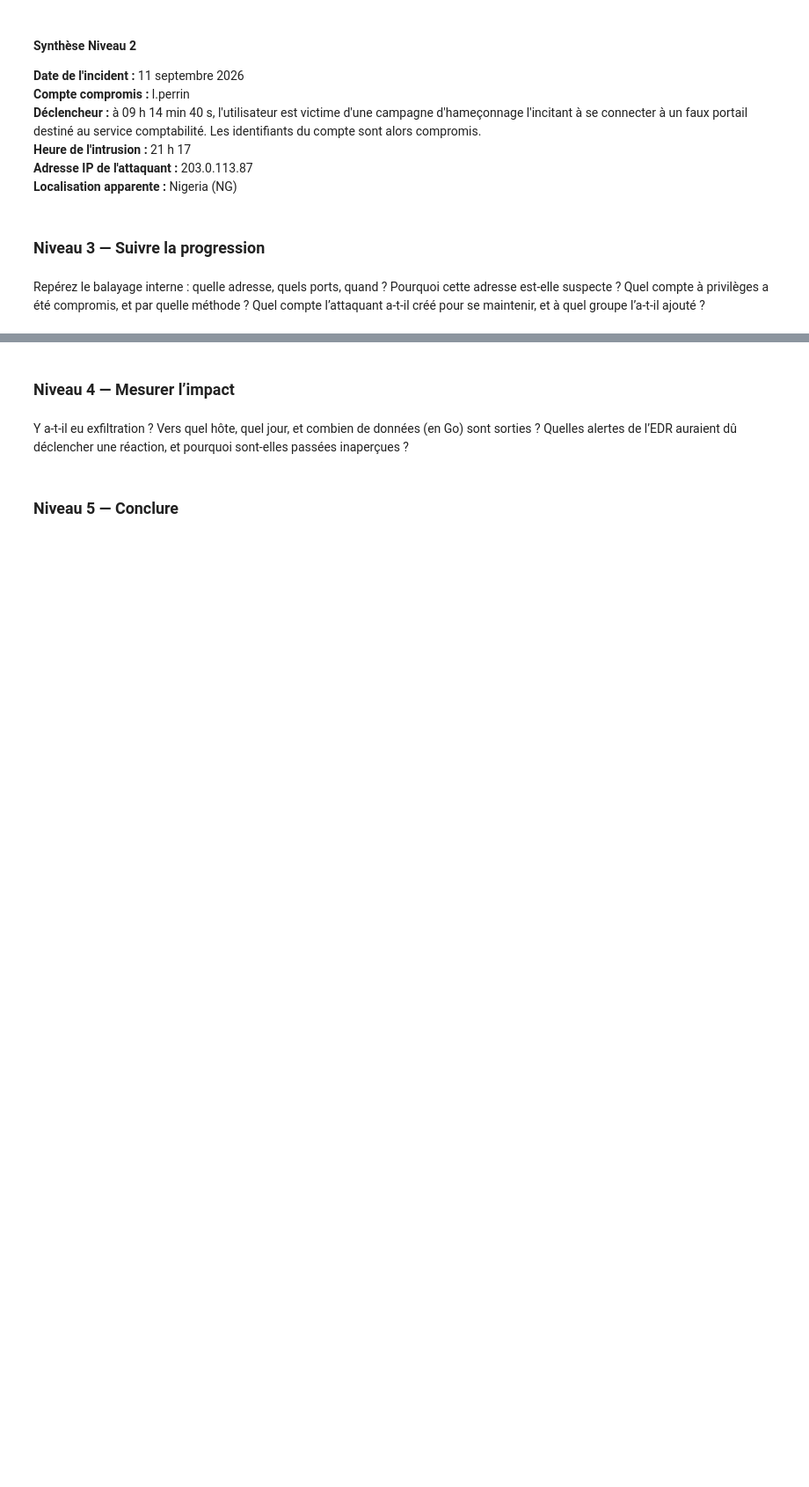
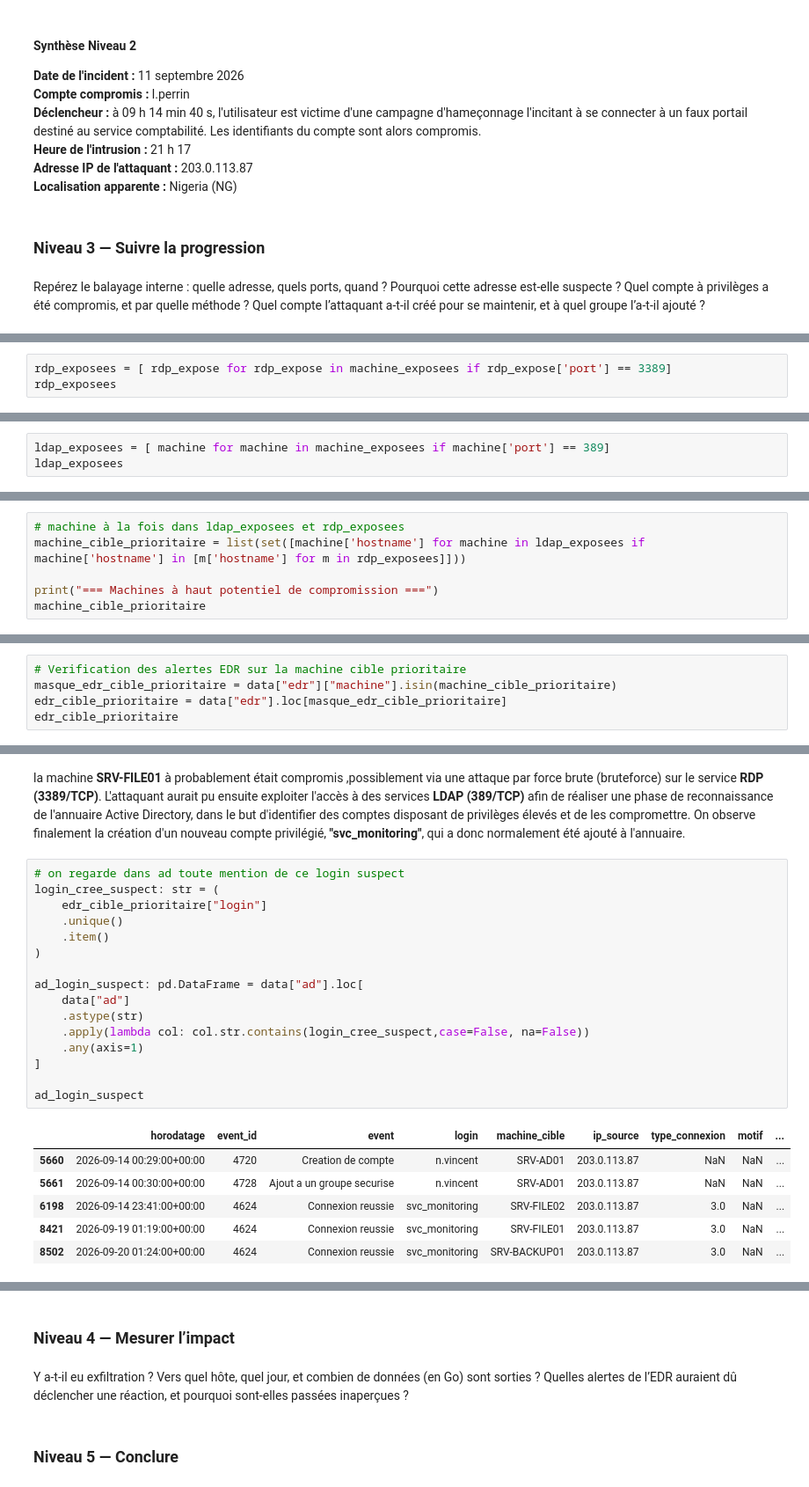
Before and after one commit to AaronRandrianarisona/projet_analyse_incident_securite, a Jupyter notebook: analyse_securite.ipynb, the cells around one changed output, grey strips where cells are left out. Shown at 88% size. Cells and saved outputs as stored; diff of their text form; blank space fills up the shorter version.

```diff
--- a/analyse_securite.ipynb
+++ b/analyse_securite.ipynb
@@ -427,0 +674,3 @@ Quel compte l’attaquant a-t-il créé pour se maintenir, et à quel groupe l
+# %%
+rdp_exposees = [ rdp_expose for rdp_expose in machine_exposees if rdp_expose['port'] == 3389]
+rdp_exposees
@@ -427,0 +682,3 @@ Quel compte l’attaquant a-t-il créé pour se maintenir, et à quel groupe l
+# %%
+ldap_exposees = [ machine for machine in machine_exposees if machine['port'] == 389]
+ldap_exposees
@@ -427,0 +691,6 @@ Quel compte l’attaquant a-t-il créé pour se maintenir, et à quel groupe l
+# %%
+# machine à la fois dans ldap_exposees et rdp_exposees
+machine_cible_prioritaire = list(set([machine['hostname'] for machine in ldap_exposees if machine['hostname'] in [m['hostname'] for m in rdp_exposees]]))
+
+print("=== Machines à haut potentiel de compromission ===")
+machine_cible_prioritaire
@@ -427,0 +700,5 @@ Quel compte l’attaquant a-t-il créé pour se maintenir, et à quel groupe l
+# %%
+# Verification des alertes EDR sur la machine cible prioritaire
+masque_edr_cible_prioritaire = data["edr"]["machine"].isin(machine_cible_prioritaire)
+edr_cible_prioritaire = data["edr"].loc[masque_edr_cible_prioritaire]
+edr_cible_prioritaire
@@ -427,0 +710,25 @@ Quel compte l’attaquant a-t-il créé pour se maintenir, et à quel groupe l
+# %% [markdown]
+la machine **SRV-FILE01** à probablement était compromis ,possiblement via une attaque par force brute (bruteforce) sur le service **RDP (3389/TCP)**. L'attaquant aurait pu ensuite exploiter l'accès à des services **LDAP (389/TCP)** afin de réaliser une phase de reconnaissance de l'annuaire Active Directory, dans le but d'identifier des comptes disposant de privilèges élevés et de les compromettre. On observe finalement la création d'un nouveau compte privilégié, **"svc_monitoring"**, qui a donc normalement été ajouté à l'annuaire.
+# %%
+# on regarde dans ad toute mention de ce login suspect
+login_cree_suspect: str = (
+    edr_cible_prioritaire["login"]
+    .unique()
+    .item()
+)
+
+ad_login_suspect: pd.DataFrame = data["ad"].loc[
+    data["ad"]
+    .astype(str)
+    .apply(lambda col: col.str.contains(login_cree_suspect,case=False, na=False))
+    .any(axis=1)
+]
+
+ad_login_suspect
+# %% [output]
+|  | horodatage | event_id | event | login | machine_cible | ip_source | type_connexion | motif | ... |
+| 5660 | 2026-09-14 00:29:00+00:00 | 4720 | Creation de compte | n.vincent | SRV-AD01 | 203.0.113.87 | NaN | NaN | ... |
+| 5661 | 2026-09-14 00:30:00+00:00 | 4728 | Ajout a un groupe securise | n.vincent | SRV-AD01 | 203.0.113.87 | NaN | NaN | ... |
+| 6198 | 2026-09-14 23:41:00+00:00 | 4624 | Connexion reussie | svc_monitoring | SRV-FILE02 | 203.0.113.87 | 3.0 | NaN | ... |
+| 8421 | 2026-09-19 01:19:00+00:00 | 4624 | Connexion reussie | svc_monitoring | SRV-FILE01 | 203.0.113.87 | 3.0 | NaN | ... |
+| 8502 | 2026-09-20 01:24:00+00:00 | 4624 | Connexion reussie | svc_monitoring | SRV-BACKUP01 | 203.0.113.87 | 3.0 | NaN | ... |
```
Also changed, not shown: parts of 16 cells of this notebook.
